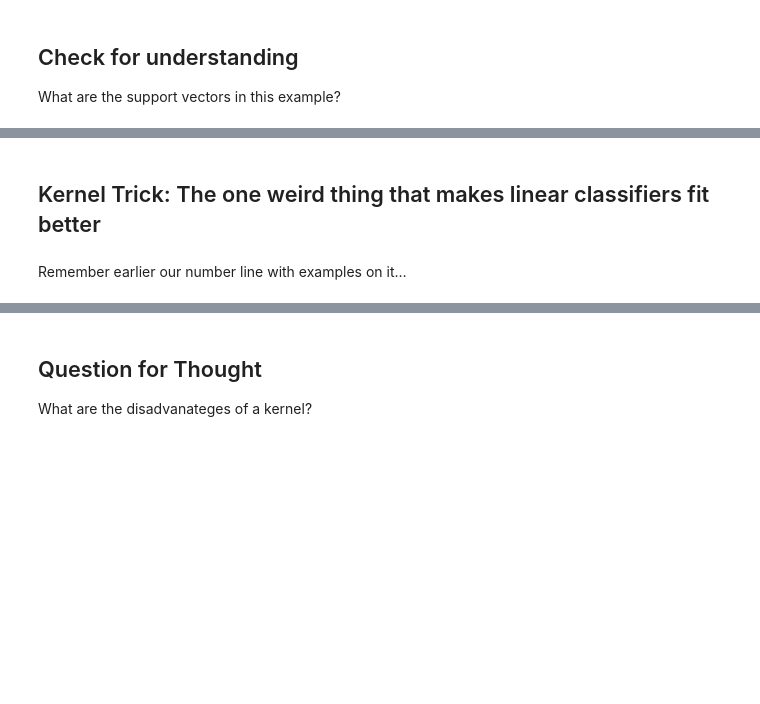
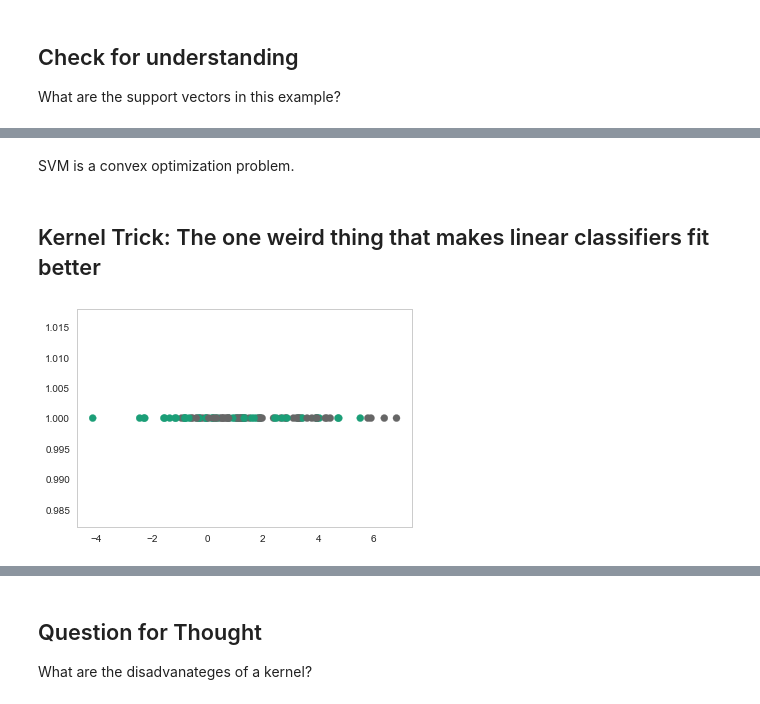
Before and after one commit to artificyan/svm-intro, a Jupyter notebook: svm-intro.ipynb, the cells around one changed output, grey strips where cells are left out. Saved outputs shown, nothing was run; the diff lists cells and outputs as text; code cells hidden in the pictures; blank space fills up the shorter version.

```diff
--- a/svm-intro.ipynb
+++ b/svm-intro.ipynb
@@ -310,5 +301,11 @@ What are the support vectors in this example?
+# %% [markdown]
+SVM is a convex optimization problem.
 # %% [markdown]
 Kernel Trick: The one weird thing that makes linear classifiers fit better
 -----
-# %% [markdown]
-Remember earlier our number line with examples on it…
+# %%
+# Back to Flatland
+X, y = make_blobs(n_samples=100, centers=2, random_state=0, cluster_std=2)
+plt.scatter(X[:, 0], y=np.ones(X.shape[0]), c=y, s=50, cmap='Dark2');
+# %% [output]
+[figure, added]
```
Also changed, not shown: parts of 41 cells of this notebook, 6 other files.
